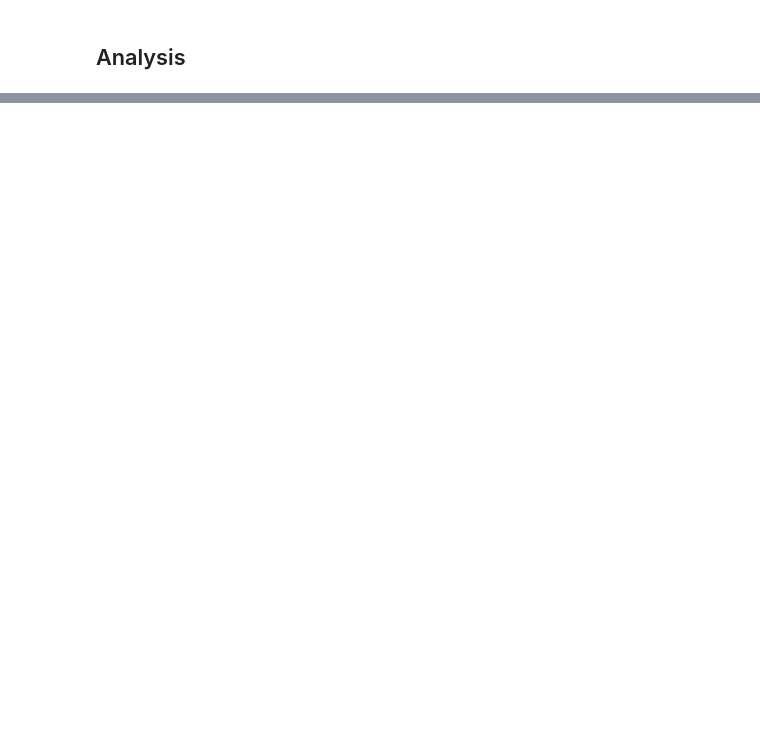
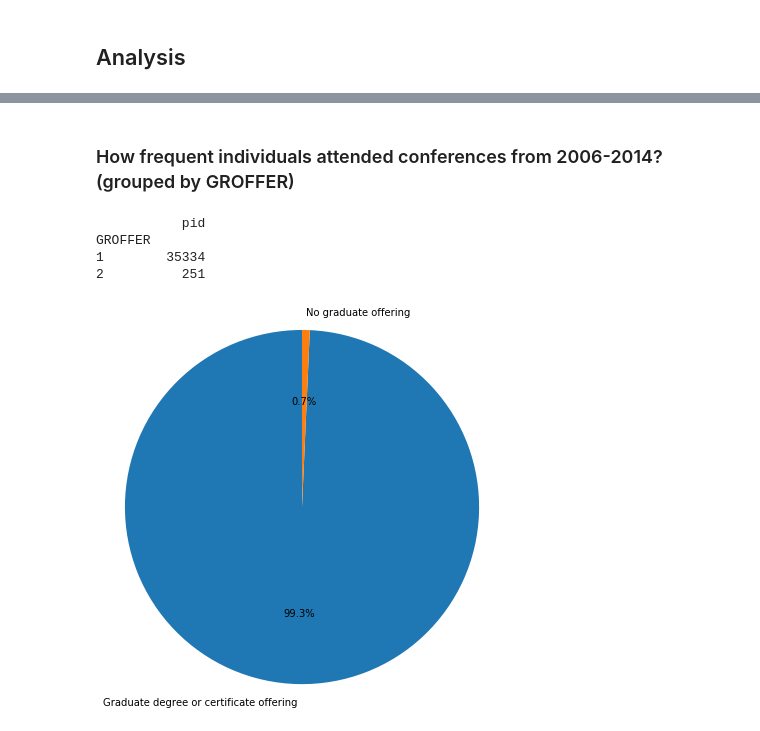
Before and after one commit to TrangHo/cs838-spring2017, a Jupyter notebook: stage5/src/Stage_5.ipynb, the cells around one changed output, grey strips where cells are left out. Drawn from its saved outputs; the diff is of its cells as text; code cells hidden in the pictures; blank space fills up the shorter version.

```diff
--- a/stage5/src/Stage_5.ipynb
+++ b/stage5/src/Stage_5.ipynb
@@ -115,0 +196,25 @@ ipeds_aid 921
+# %% [markdown]
+### How frequent individuals attended conferences from 2006-2014? (grouped by GROFFER)
+# %%
+groffer_per_year = data.groupby('GROFFER').agg({"pid": 'count'}).sort_values('pid', ascending=False)
+individuals_groffer_per_year = data.groupby(['pid', 'GROFFER']).agg({"year": 'count'}).sort_values('year', ascending=False)
+
+print(groffer_per_year)
+
+labels = ["Graduate degree or certificate offering", "No graduate offering"]
+sizes = [35334, 251]
+
+fig1, ax1 = plt.subplots()
+# fig = plt.gcf()
+fig1.set_size_inches(7,7)
+
+ax1.pie(sizes, labels=labels, autopct='%1.1f%%', shadow=False, startangle=90, explode=[0.0, 0.0])
+# plt.legend(patches, labels, loc="best")
+ax1.axis('equal')
+plt.show()
+# %% [output]
+           pid
+GROFFER
+1        35334
+2          251
+[figure, added]
```
Also changed, not shown: parts of 20 cells of this notebook, 6 other files.
